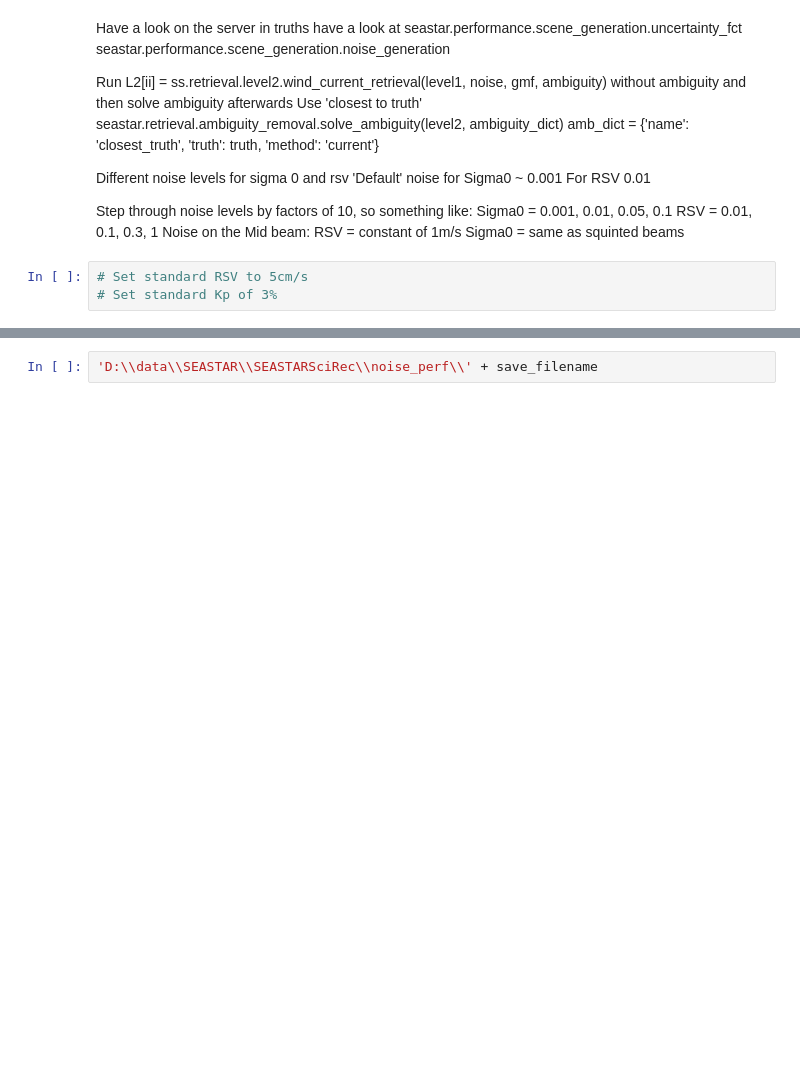
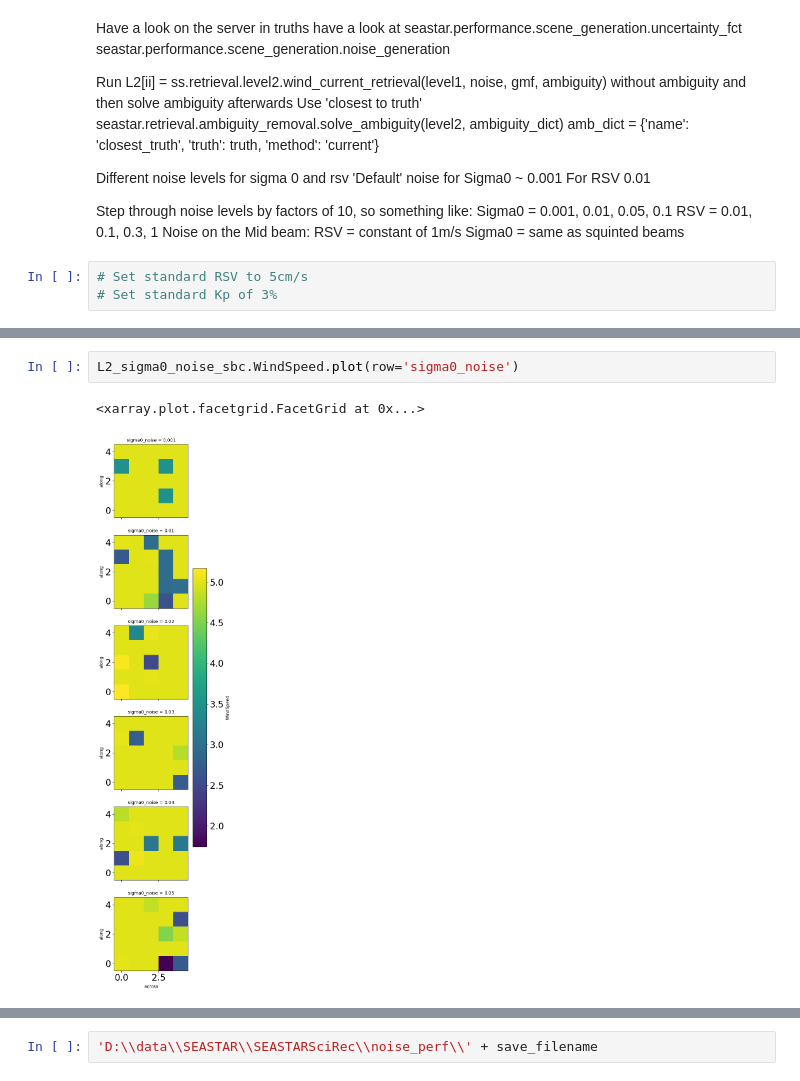
Before and after one commit to ACHMartin/seastar_project, a Jupyter notebook: Unit_test_for_ESA.ipynb, the cells around one changed output, grey strips where cells are left out. Saved outputs shown, nothing was run; the diff lists cells and outputs as text; blank space fills up the shorter version.

```diff
--- a/Unit_test_for_ESA.ipynb
+++ b/Unit_test_for_ESA.ipynb
@@ -244,0 +308,5 @@ len(level1.Antenna)
+# %%
+L2_sigma0_noise_sbc.WindSpeed.plot(row='sigma0_noise')
+# %% [output]
+<xarray.plot.facetgrid.FacetGrid at 0x...>
+[figure, added]
```
Also changed, not shown: parts of 17 cells of this notebook.
